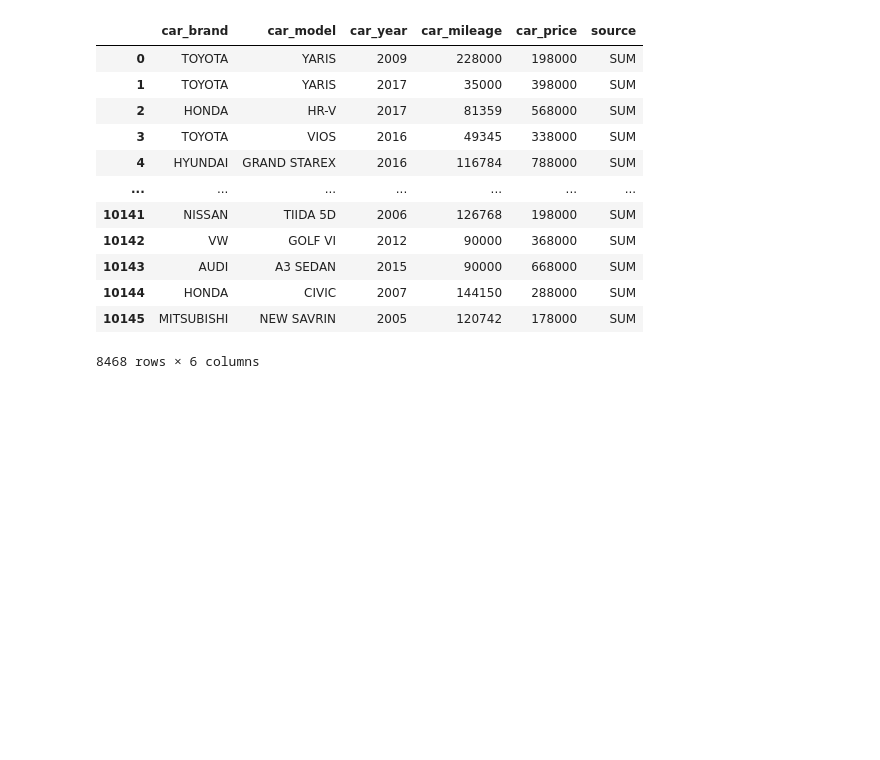
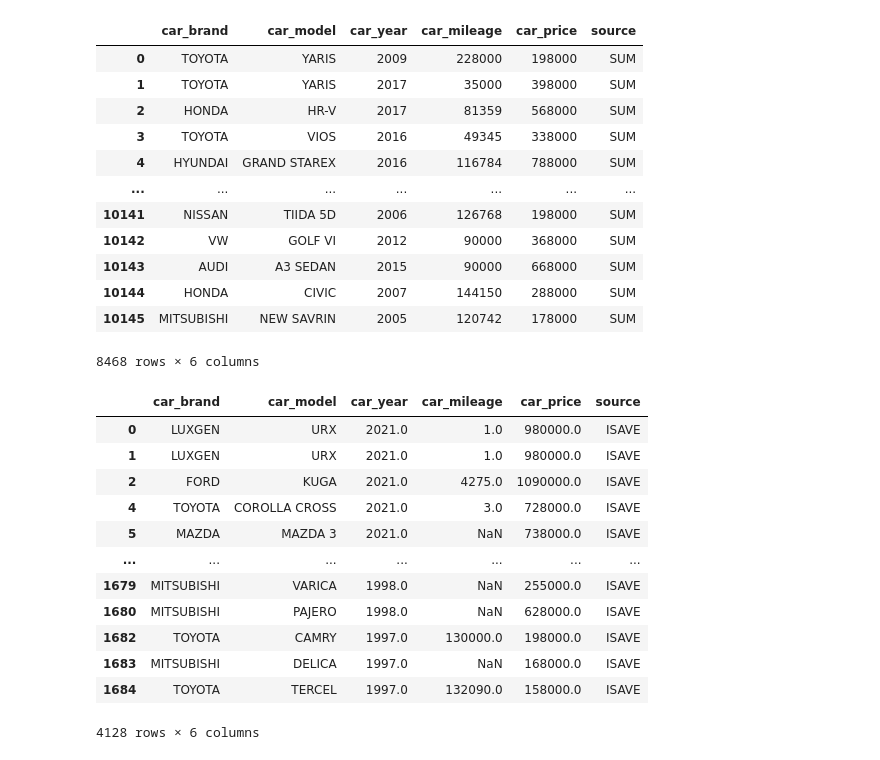
Before and after one commit to lilychen0505/BDSE19_PROJECT, a Jupyter notebook: data_cleaning/data_combine.ipynb, the cells around one changed output. Drawn from its saved outputs; the diff is of its cells as text; code cells hidden in the pictures; blank space fills up the shorter version.

```diff
--- a/data_cleaning/data_combine.ipynb
+++ b/data_cleaning/data_combine.ipynb
@@ -63,3 +63,19 @@ df_SUM
 | 10144 | HONDA | CIVIC | 2007 | 144150 | 288000 | SUM |
 | 10145 | MITSUBISHI | NEW SAVRIN | 2005 | 120742 | 178000 | SUM |
 8468 rows × 6 columns
+# %%
+df_isave
+# %% [output]
+|  | car_brand | car_model | car_year | car_mileage | car_price | source |
+| 0 | LUXGEN | URX | 2021.0 | 1.0 | 980000.0 | ISAVE |
+| 1 | LUXGEN | URX | 2021.0 | 1.0 | 980000.0 | ISAVE |
+| 2 | FORD | KUGA | 2021.0 | 4275.0 | 1090000.0 | ISAVE |
+| 4 | TOYOTA | COROLLA CROSS | 2021.0 | 3.0 | 728000.0 | ISAVE |
+| 5 | MAZDA | MAZDA 3 | 2021.0 | NaN | 738000.0 | ISAVE |
+| ... | ... | ... | ... | ... | ... | ... |
+| 1679 | MITSUBISHI | VARICA | 1998.0 | NaN | 255000.0 | ISAVE |
+| 1680 | MITSUBISHI | PAJERO | 1998.0 | NaN | 628000.0 | ISAVE |
+| 1682 | TOYOTA | CAMRY | 1997.0 | 130000.0 | 198000.0 | ISAVE |
+| 1683 | MITSUBISHI | DELICA | 1997.0 | NaN | 168000.0 | ISAVE |
+| 1684 | TOYOTA | TERCEL | 1997.0 | 132090.0 | 158000.0 | ISAVE |
+4128 rows × 6 columns
```
Also changed, not shown: parts of 12 cells of this notebook, 4 other files.
